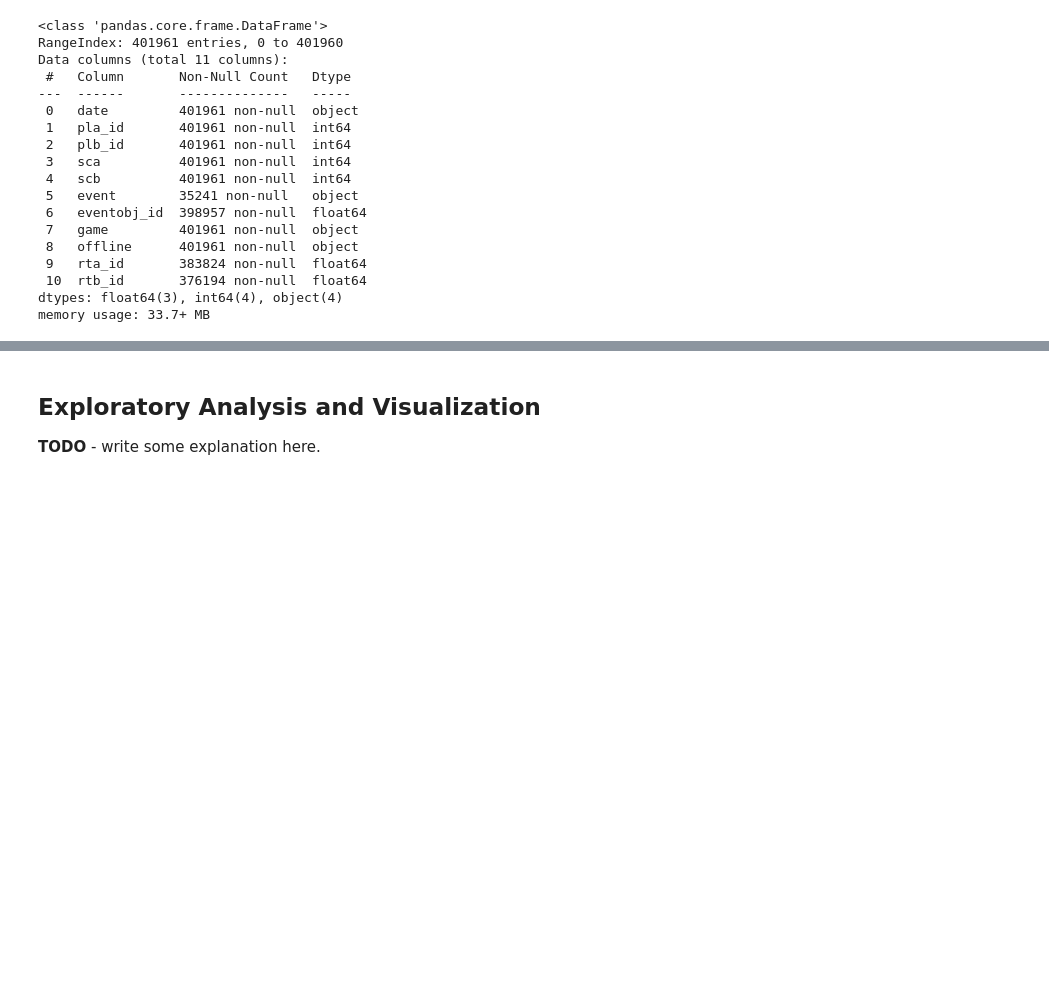
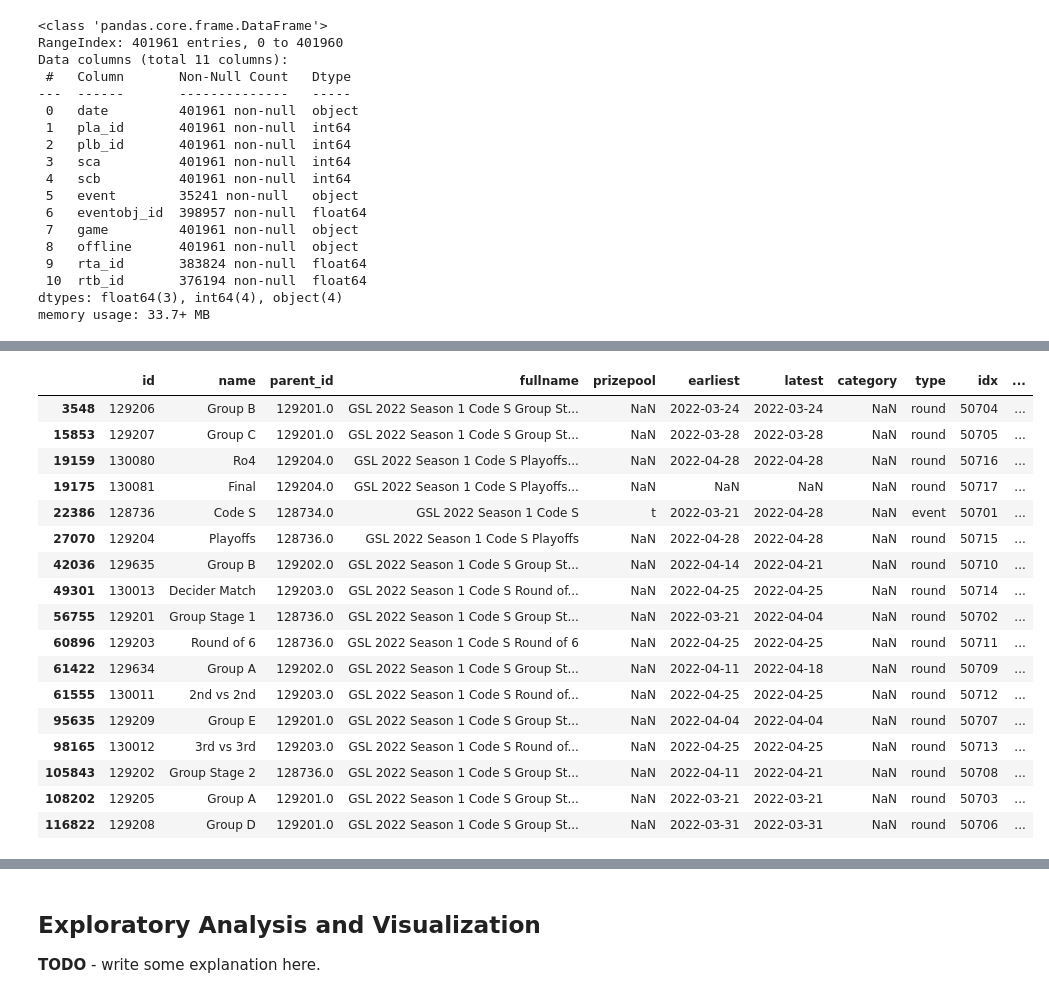
Before and after one commit to Zoibderg/GSL2022-S1-CodeS, a Jupyter notebook: gsl-season-one-code-s.ipynb, the cells around one changed output, grey strips where cells are left out. Saved outputs shown, nothing was run; the diff lists cells and outputs as text; code cells hidden in the pictures; blank space fills up the shorter version.

```diff
--- a/gsl-season-one-code-s.ipynb
+++ b/gsl-season-one-code-s.ipynb
@@ -46,7 +46,7 @@ matches_RDF = pd.read_csv(f'{data_dir}/match.csv')
 players_RDF = pd.read_csv(f'{data_dir}/player.csv')
 # %%
 # explore and clean events
-events_RDF.drop(['id', 'lft', 'rgt', 'closed', 'big',
+events_RDF.drop(['lft', 'rgt', 'closed', 'big',
                 'noprint', 'lp_name', 'tlpd_id', 'tlpd_db',
                 'tl_thread', 'homepage'], axis=1, inplace=True)
 
@@ -162,0 +198,25 @@ memory usage: 2.6+ MB
+# %%
+# remove all events that are not GSL 2022 S1 Code S
+events_RDF['fullname_str'] = events_RDF['fullname'].map(str)  # needed to convert fullnames into strings, as they were not
+events_RDF = events_RDF[events_RDF['fullname'].str.contains('GSL 2022 Season 1 Code S')]
+# %%
+events_RDF
+# %% [output]
+|  | id | name | parent_id | fullname | prizepool | earliest | latest | category | type | idx | ... |
+| 3548 | 129206 | Group B | 129201.0 | GSL 2022 Season 1 Code S Group St... | NaN | 2022-03-24 | 2022-03-24 | NaN | round | 50704 | ... |
+| 15853 | 129207 | Group C | 129201.0 | GSL 2022 Season 1 Code S Group St... | NaN | 2022-03-28 | 2022-03-28 | NaN | round | 50705 | ... |
+| 19159 | 130080 | Ro4 | 129204.0 | GSL 2022 Season 1 Code S Playoffs... | NaN | 2022-04-28 | 2022-04-28 | NaN | round | 50716 | ... |
+| 19175 | 130081 | Final | 129204.0 | GSL 2022 Season 1 Code S Playoffs... | NaN | NaN | NaN | NaN | round | 50717 | ... |
+| 22386 | 128736 | Code S | 128734.0 | GSL 2022 Season 1 Code S | t | 2022-03-21 | 2022-04-28 | NaN | event | 50701 | ... |
+| 27070 | 129204 | Playoffs | 128736.0 | GSL 2022 Season 1 Code S Playoffs | NaN | 2022-04-28 | 2022-04-28 | NaN | round | 50715 | ... |
+| 42036 | 129635 | Group B | 129202.0 | GSL 2022 Season 1 Code S Group St... | NaN | 2022-04-14 | 2022-04-21 | NaN | round | 50710 | ... |
+| 49301 | 130013 | Decider Match | 129203.0 | GSL 2022 Season 1 Code S Round of... | NaN | 2022-04-25 | 2022-04-25 | NaN | round | 50714 | ... |
+| 56755 | 129201 | Group Stage 1 | 128736.0 | GSL 2022 Season 1 Code S Group St... | NaN | 2022-03-21 | 2022-04-04 | NaN | round | 50702 | ... |
+| 60896 | 129203 | Round of 6 | 128736.0 | GSL 2022 Season 1 Code S Round of 6 | NaN | 2022-04-25 | 2022-04-25 | NaN | round | 50711 | ... |
+| 61422 | 129634 | Group A | 129202.0 | GSL 2022 Season 1 Code S Group St... | NaN | 2022-04-11 | 2022-04-18 | NaN | round | 50709 | ... |
+| 61555 | 130011 | 2nd vs 2nd | 129203.0 | GSL 2022 Season 1 Code S Round of... | NaN | 2022-04-25 | 2022-04-25 | NaN | round | 50712 | ... |
+| 95635 | 129209 | Group E | 129201.0 | GSL 2022 Season 1 Code S Group St... | NaN | 2022-04-04 | 2022-04-04 | NaN | round | 50707 | ... |
+| 98165 | 130012 | 3rd vs 3rd | 129203.0 | GSL 2022 Season 1 Code S Round of... | NaN | 2022-04-25 | 2022-04-25 | NaN | round | 50713 | ... |
+| 105843 | 129202 | Group Stage 2 | 128736.0 | GSL 2022 Season 1 Code S Group St... | NaN | 2022-04-11 | 2022-04-21 | NaN | round | 50708 | ... |
+| 108202 | 129205 | Group A | 129201.0 | GSL 2022 Season 1 Code S Group St... | NaN | 2022-03-21 | 2022-03-21 | NaN | round | 50703 | ... |
+| 116822 | 129208 | Group D | 129201.0 | GSL 2022 Season 1 Code S Group St... | NaN | 2022-03-31 | 2022-03-31 | NaN | round | 50706 | ... |
```
Also changed, not shown: parts of 9 cells of this notebook.
